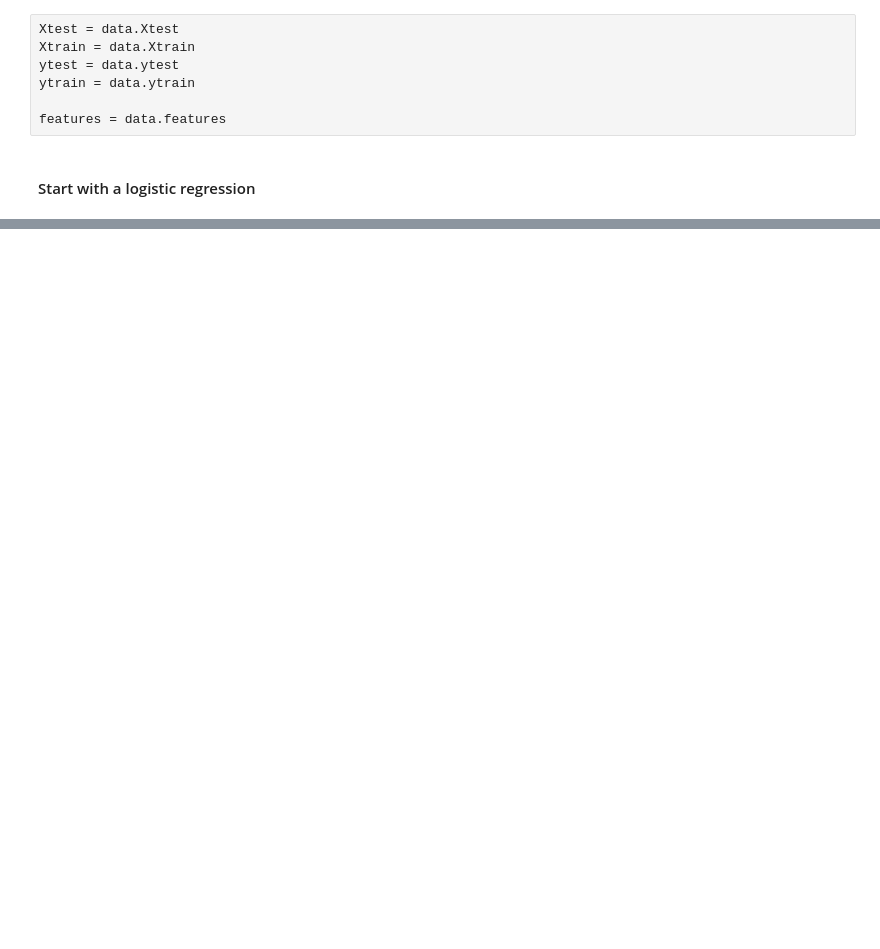
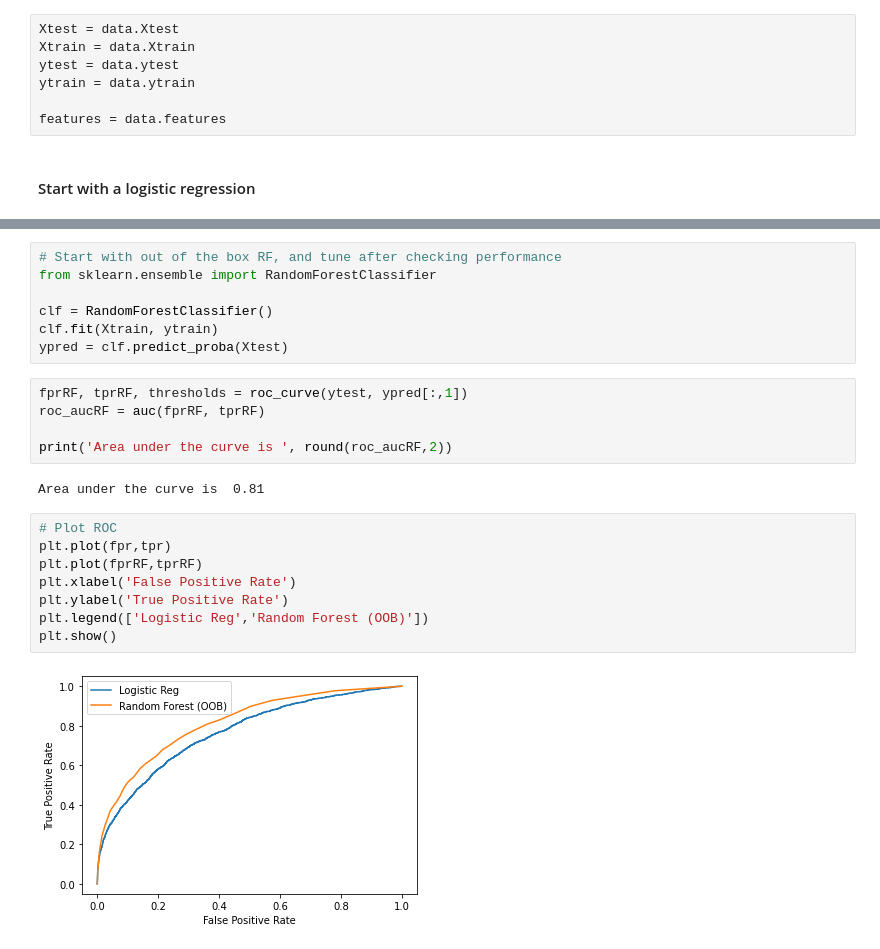
Before and after one commit to mrose10/ICU-Mortality-Prediction_Women-in-Data, a Jupyter notebook: notebooks/Modeling.ipynb, the cells around one changed output, grey strips where cells are left out. Drawn from its saved outputs; the diff is of its cells as text; blank space fills up the shorter version.

```diff
--- a/notebooks/Modeling.ipynb
+++ b/notebooks/Modeling.ipynb
@@ -48,0 +74,24 @@ features
+# %%
+# Start with out of the box RF, and tune after checking performance
+from sklearn.ensemble import RandomForestClassifier
+
+clf = RandomForestClassifier()
+clf.fit(Xtrain, ytrain)
+ypred = clf.predict_proba(Xtest)
+# %%
+fprRF, tprRF, thresholds = roc_curve(ytest, ypred[:,1])
+roc_aucRF = auc(fprRF, tprRF)
+
+print('Area under the curve is ', round(roc_aucRF,2))
+# %% [output]
+Area under the curve is  0.81
+# %%
+# Plot ROC
+plt.plot(fpr,tpr)
+plt.plot(fprRF,tprRF)
+plt.xlabel('False Positive Rate')
+plt.ylabel('True Positive Rate')
+plt.legend(['Logistic Reg','Random Forest (OOB)'])
+plt.show()
+# %% [output]
+[figure, added]
```
Also changed, not shown: parts of 22 cells of this notebook, 4 other files.
